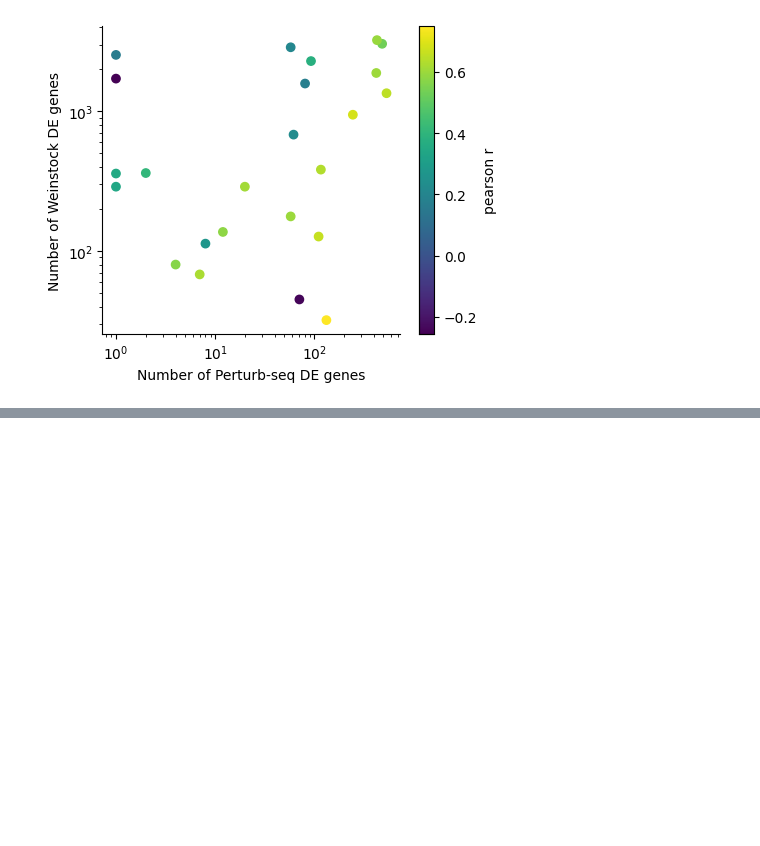
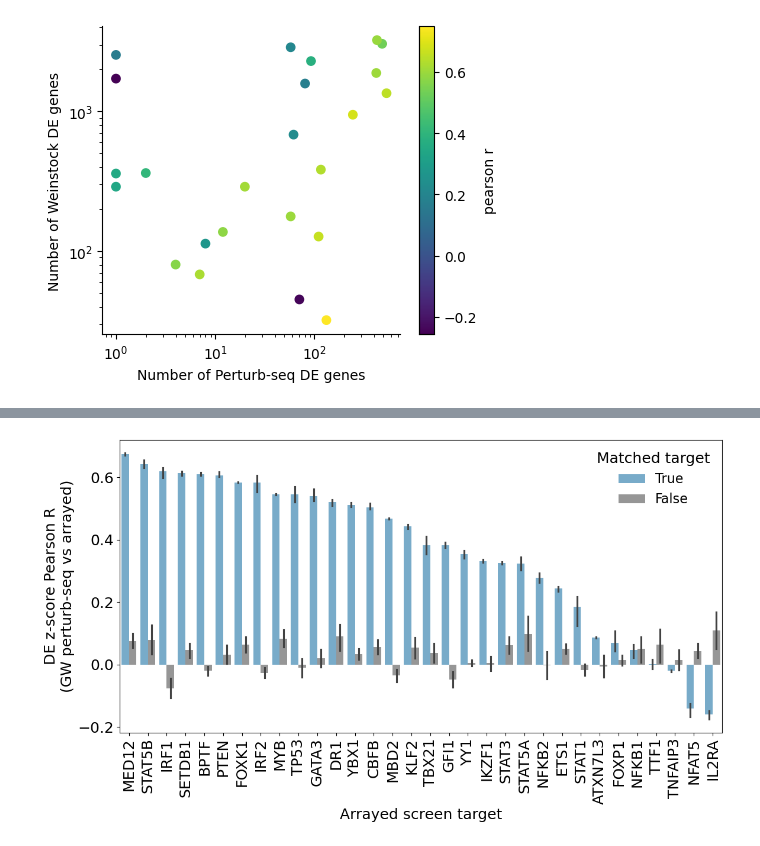
Before and after one commit to emdann/GWT_perturbseq_analysis_2025, a Jupyter notebook: src/3_DE_analysis/ArrayedRNAseq_comparison.ipynb, the cells around one changed output, grey strips where cells are left out. Saved outputs shown, nothing was run; the diff lists cells and outputs as text; code cells hidden in the pictures; blank space fills up the shorter version.

Commit message:
updated arrayed RNA-seq comparison

```diff
--- a/src/3_DE_analysis/ArrayedRNAseq_comparison.ipynb
+++ b/src/3_DE_analysis/ArrayedRNAseq_comparison.ipynb
@@ -458,0 +598,15 @@ sns.despine()
+# %%
+weinstock_zscore_signif = weinstock_df.pivot(columns='KO', index='gene_id', values='zscore')[common_sig_perturbations]
+gwt_effects = get_DE_results_long(adata_de, targets=common_sig_perturbations, target_metadata_cols=['culture_condition', 'target_contrast'])
+gwt_zscore = gwt_effects.pivot(columns='target_contrast_gene_name', index='gene', values='zscore')
+
+all_res_weinstock = pd.DataFrame()
+for s in [412,312,3123]:
+    res_i = comparison_r(gwt_zscore, weinstock_zscore_signif, common_sig_perturbations, bootstrap_seed=s)
+    res_i['seed'] = s
+    all_res_weinstock = pd.concat([all_res_weinstock, res_i])
+
+# False discovery control
+all_res_weinstock['adj_p'] = scipy.stats.false_discovery_control(all_res_weinstock['p'].astype(float), method='bh')
+n_signif_target = (~weinstock_zscore_signif.isna()).sum().reset_index().rename({'KO':'gene_freimer', 0:'n'}, axis=1)
+all_res_weinstock = pd.merge(all_res_weinstock, n_signif_target)
@@ -458,0 +631,48 @@ sns.despine()
+# %%
+# keep only genes unique to Weinstock
+all_res_weinstock_merge = all_res_weinstock[~all_res_weinstock['gene_freimer'].isin(all_res_freimer['gene_freimer'].unique())]
+all_res = pd.concat([all_res_weinstock_merge, all_res_freimer])
+# %%
+# Get mean r values and sort by same_target=True values
+order = all_res[all_res['same_target']].groupby('gene_freimer')['r'].mean().sort_values(ascending=False).index
+
+# Set figure size
+plt.figure(figsize=(12, 7))
+
+# Create barplot with custom colors and ordered bars
+ax = sns.barplot(data=all_res, x='gene_freimer', y='r', hue='same_target',
+            order=order,
+            palette={True: '#6baed6', False: '#969696'},
+            hue_order=[True, False]
+            )
+
+# Increase font sizes
+plt.rcParams.update({'font.size': 18})
+ax.tick_params(labelsize=18)
+ax.set_xlabel(ax.get_xlabel(), fontsize=18)
+ax.set_ylabel(ax.get_ylabel(), fontsize=18)
+
+# Move legend outside and rename labels
+ax.legend(loc='upper right',
+        #  labels={'True':'Matched target', 'False':'Other target'},
+         facecolor='white', frameon=False, title='Matched target',
+         fontsize=16, title_fontsize=18)
+
+# # Extend y axis limits to make room for annotations
+# ymin, ymax = ax.get_ylim()
+# ax.set_ylim(ymin, ymax + 0.2*(ymax-ymin))
+# # Add n annotations on top of bars
+# for i, gene in enumerate(order):
+#     n = all_res[all_res['gene_freimer'] == gene]['n'].iloc[0]
+#     ax.text(i, ymax, f'n={n}',
+#             ha='center', va='bottom', rotation=90)
+
+# Rotate x-axis labels and adjust layout
+plt.xticks(rotation=90, ha='center')
+plt.xlabel('Arrayed screen target')
+plt.ylabel('DE z-score Pearson R\n(GW perturb-seq vs arrayed)')
+plt.savefig('./results/ArrayedRNA_summary_barplot.pdf')
+plt.savefig('./results/ArrayedRNA_summary_barplot.png')
+plt.tight_layout()
+# %% [output]
+[figure, added]
```
Also changed, not shown: parts of 20 cells of this notebook.
